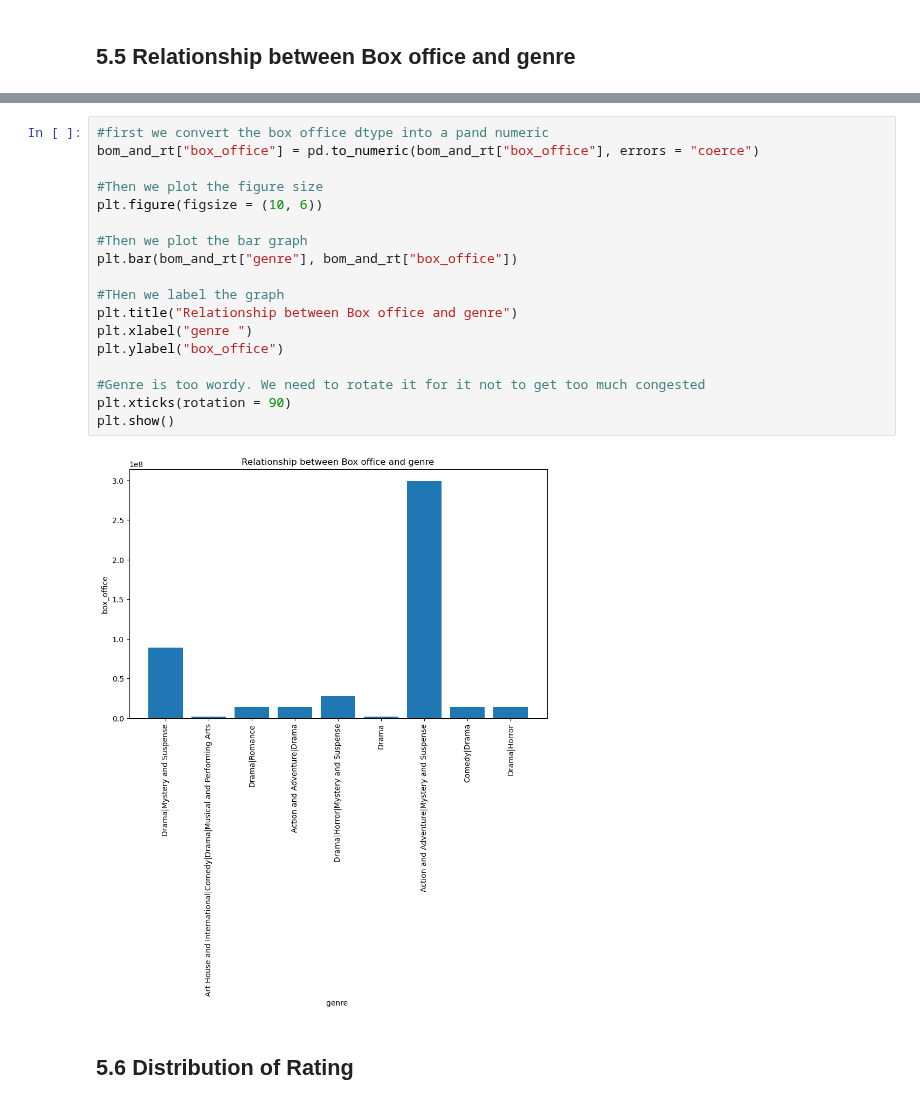
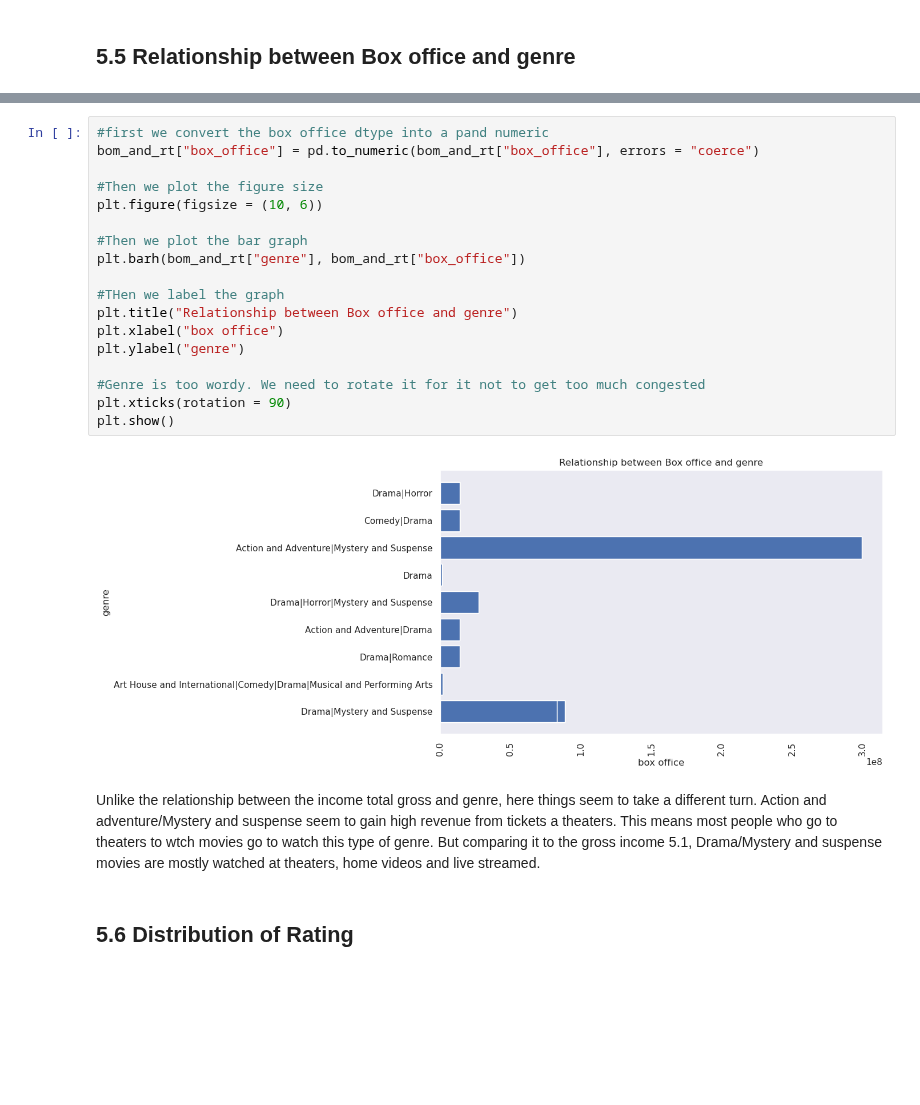
Before and after one commit to MuchiriKinyua/Microsoft-Movie-Project, a Jupyter notebook: Microsoft Movie project.ipynb, the cells around one changed output, grey strips where cells are left out. Saved outputs shown, nothing was run; the diff lists cells and outputs as text; blank space fills up the shorter version.

Commit message:
Visualizations explanations

```diff
--- a/Microsoft Movie project.ipynb
+++ b/Microsoft Movie project.ipynb
@@ -931,22 +928,27 @@ Name: genre, dtype: object
 # %%
 #first we convert the box office dtype into a pand numeric
 bom_and_rt["box_office"] = pd.to_numeric(bom_and_rt["box_office"], errors = "coerce")
 
 #Then we plot the figure size
 plt.figure(figsize = (10, 6))
 
 #Then we plot the bar graph
-plt.bar(bom_and_rt["genre"], bom_and_rt["box_office"])
+plt.barh(bom_and_rt["genre"], bom_and_rt["box_office"])
 
 #THen we label the graph
 plt.title("Relationship between Box office and genre")
-plt.xlabel("genre ")
-plt.ylabel("box_office")
+plt.xlabel("box office")
+plt.ylabel("genre")
 
 #Genre is too wordy. We need to rotate it for it not to get too much congested
 plt.xticks(rotation = 90)
 plt.show()
 # %% [output]
-[figure, old version]
+[figure, new version]
+# %% [markdown]
+Unlike the relationship between the income total gross and genre, here things seem to take a different turn. </br>
+Action and adventure/Mystery and suspense seem to gain high revenue from tickets a theaters.
+This means most people who go to theaters to wtch movies go to watch this type of genre.
+But comparing it to the gross income 5.1, Drama/Mystery and suspense movies are mostly watched at theaters, home videos and live streamed.
 # %% [markdown]
 ## 5.6 Distribution of  Rating
```
Also changed, not shown: parts of 18 cells of this notebook.
